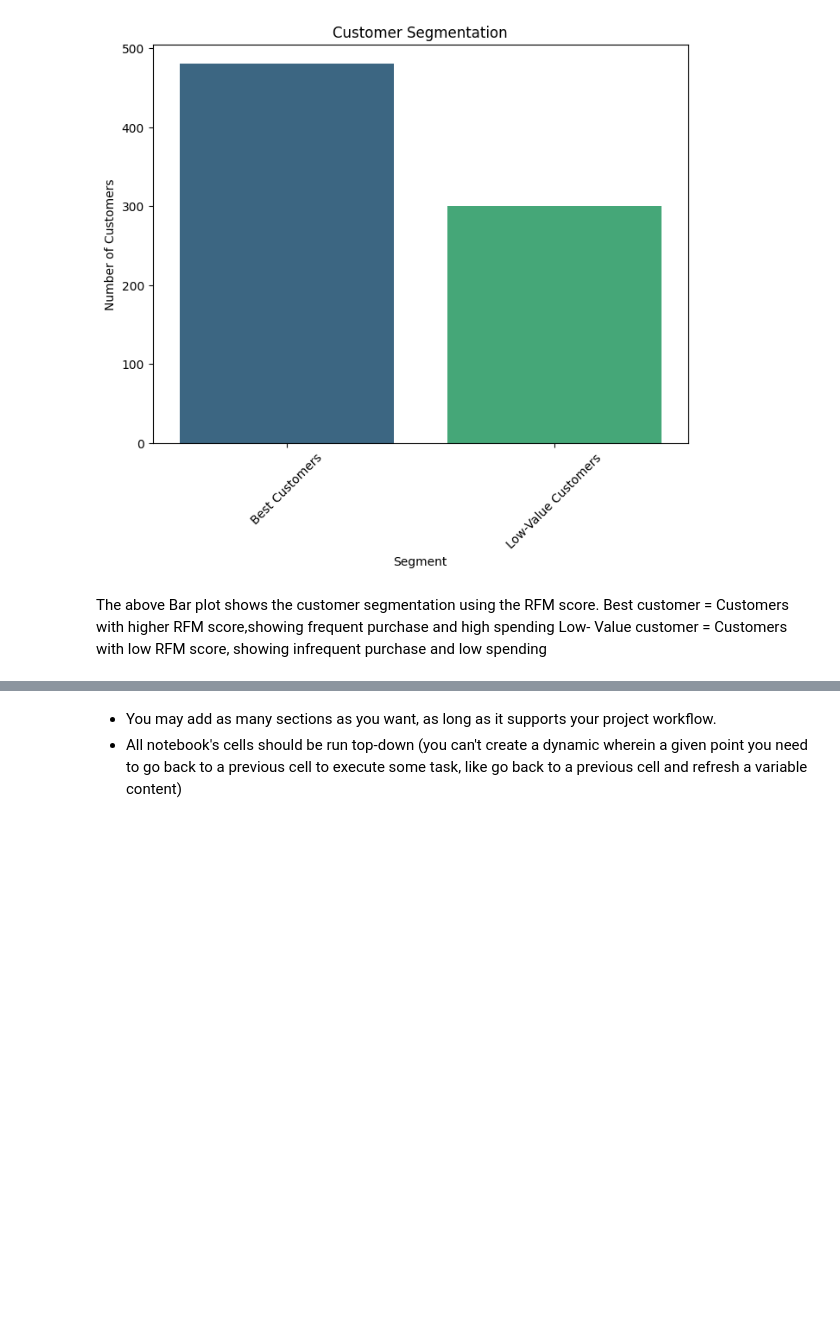
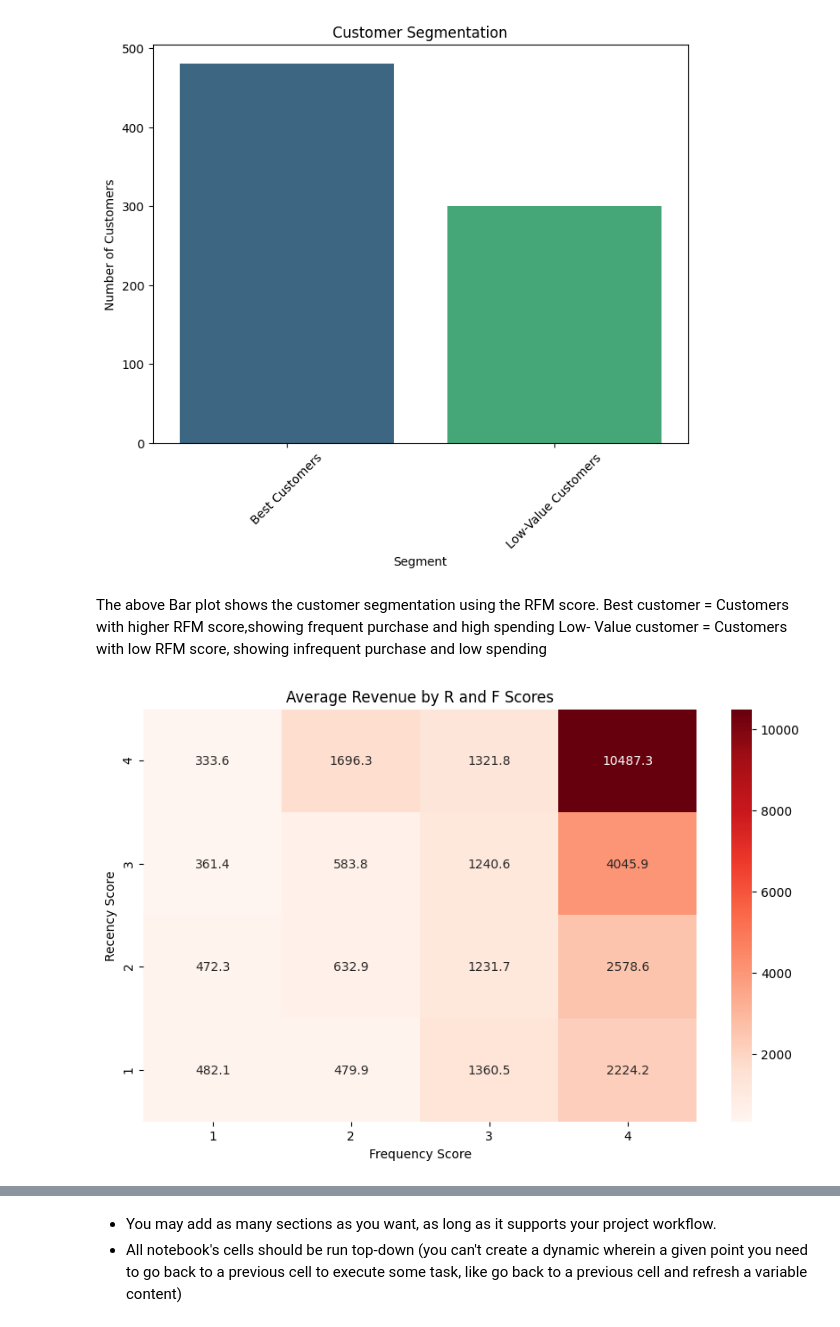
Before and after one commit to UmmH3/hafeezah-hackathon1, a Jupyter notebook: jupyter_notebooks/Notebook_Template.ipynb, the cells around one changed output, grey strips where cells are left out. Cells and saved outputs as stored; diff of their text form; code cells hidden in the pictures; blank space fills up the shorter version.

```diff
--- a/jupyter_notebooks/Notebook_Template.ipynb
+++ b/jupyter_notebooks/Notebook_Template.ipynb
@@ -310,3 +310,15 @@ plt.show()
 The above Bar plot shows the customer segmentation using the RFM score.
 Best customer = Customers with higher RFM score,showing frequent purchase and high spending
 Low- Value customer = Customers with low RFM score, showing infrequent purchase and low spending
+# %%
+# Create a heatmap#
+rfm_heatmap = customer_analysis.groupby(['R_Score', 'F_Score'])['Revenue'].mean().unstack()
+
+plt.figure(figsize=(10, 6))
+sns.heatmap(rfm_heatmap, annot=True, fmt=".1f", cmap="Reds")
+plt.title('Average Revenue by R and F Scores')
+plt.xlabel('Frequency Score')
+plt.ylabel('Recency Score')
+plt.show()
+# %% [output]
+[figure, added]
```
Also changed, not shown: parts of 2 cells of this notebook.
